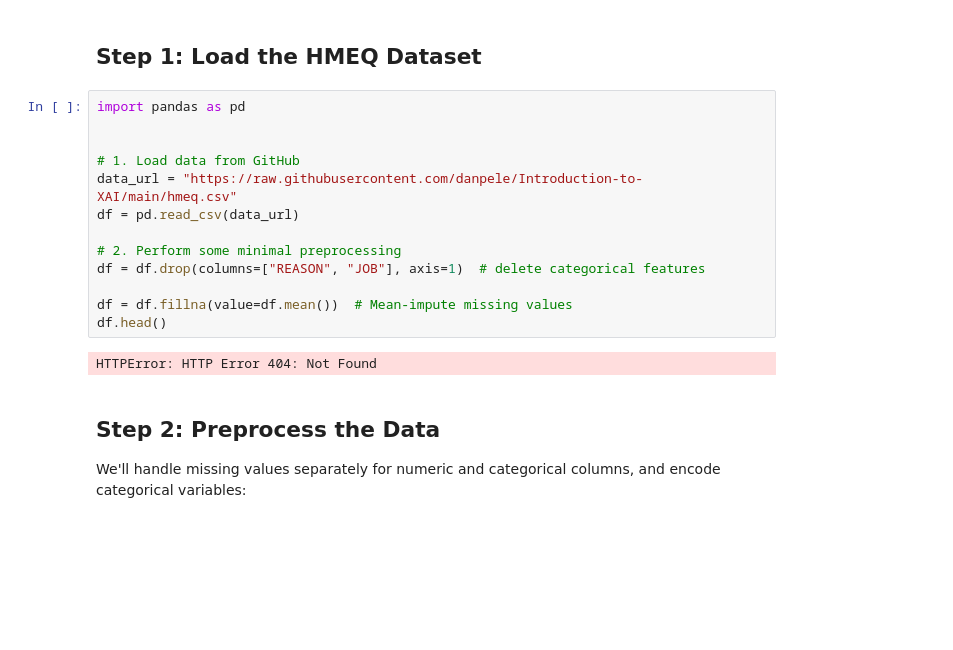
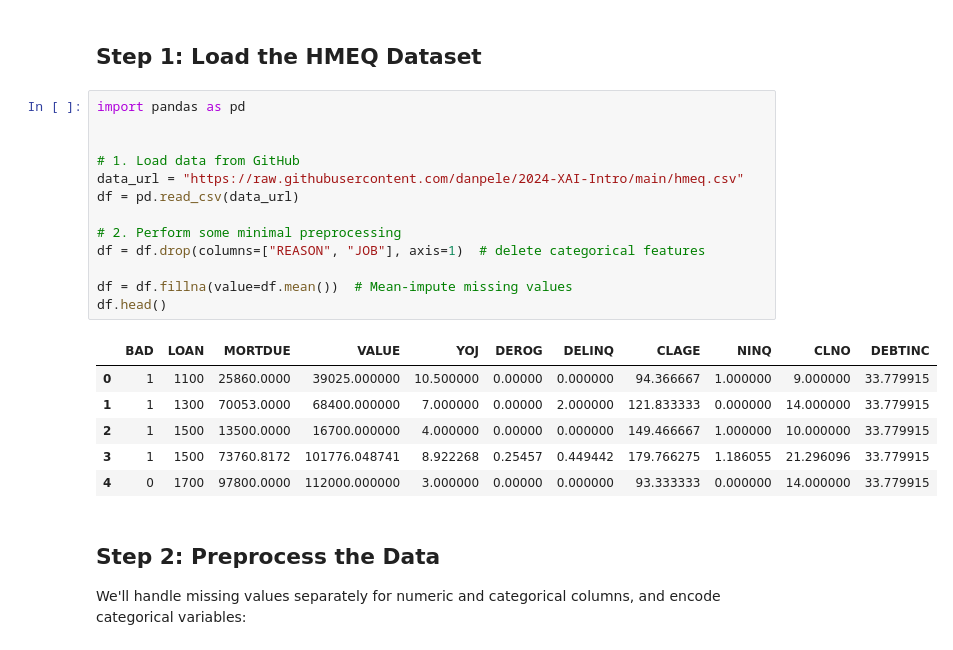
Before and after one commit to danpele/2024-XAI-Intro, a Jupyter notebook: 3. LIME_SHAP_Counterfactual.ipynb, the cells around one changed output. Drawn from its saved outputs; the diff is of its cells as text; blank space fills up the shorter version.

```diff
--- a/3. LIME_SHAP_Counterfactual.ipynb
+++ b/3. LIME_SHAP_Counterfactual.ipynb
@@ -34,18 +19,23 @@ shap.initjs()  # Init Java Script for subsequent plots
 # %%
 import pandas as pd
 
 
 # 1. Load data from GitHub
-data_url = "https://raw.githubusercontent.com/danpele/Introduction-to-XAI/main/hmeq.csv"
+data_url = "https://raw.githubusercontent.com/danpele/2024-XAI-Intro/main/hmeq.csv"
 df = pd.read_csv(data_url)
 
 # 2. Perform some minimal preprocessing
 df = df.drop(columns=["REASON", "JOB"], axis=1)  # delete categorical features
 
 df = df.fillna(value=df.mean())  # Mean-impute missing values
 df.head()
 # %% [output]
-HTTPError: HTTP Error 404: Not Found
+|  | BAD | LOAN | MORTDUE | VALUE | YOJ | DEROG | DELINQ | CLAGE | NINQ | CLNO | DEBTINC |
+| 0 | 1 | 1100 | 25860.0000 | 39025.000000 | 10.500000 | 0.00000 | 0.000000 | 94.366667 | 1.000000 | 9.000000 | 33.779915 |
+| 1 | 1 | 1300 | 70053.0000 | 68400.000000 | 7.000000 | 0.00000 | 2.000000 | 121.833333 | 0.000000 | 14.000000 | 33.779915 |
+| 2 | 1 | 1500 | 13500.0000 | 16700.000000 | 4.000000 | 0.00000 | 0.000000 | 149.466667 | 1.000000 | 10.000000 | 33.779915 |
+| 3 | 1 | 1500 | 73760.8172 | 101776.048741 | 8.922268 | 0.25457 | 0.449442 | 179.766275 | 1.186055 | 21.296096 | 33.779915 |
+| 4 | 0 | 1700 | 97800.0000 | 112000.000000 | 3.000000 | 0.00000 | 0.000000 | 93.333333 | 0.000000 | 14.000000 | 33.779915 |
 # %% [markdown]
 ## Step 2: Preprocess the Data
 We'll handle missing values separately for numeric and categorical columns, and encode categorical variables:
```
Also changed, not shown: parts of 19 cells of this notebook, 2 other files.
